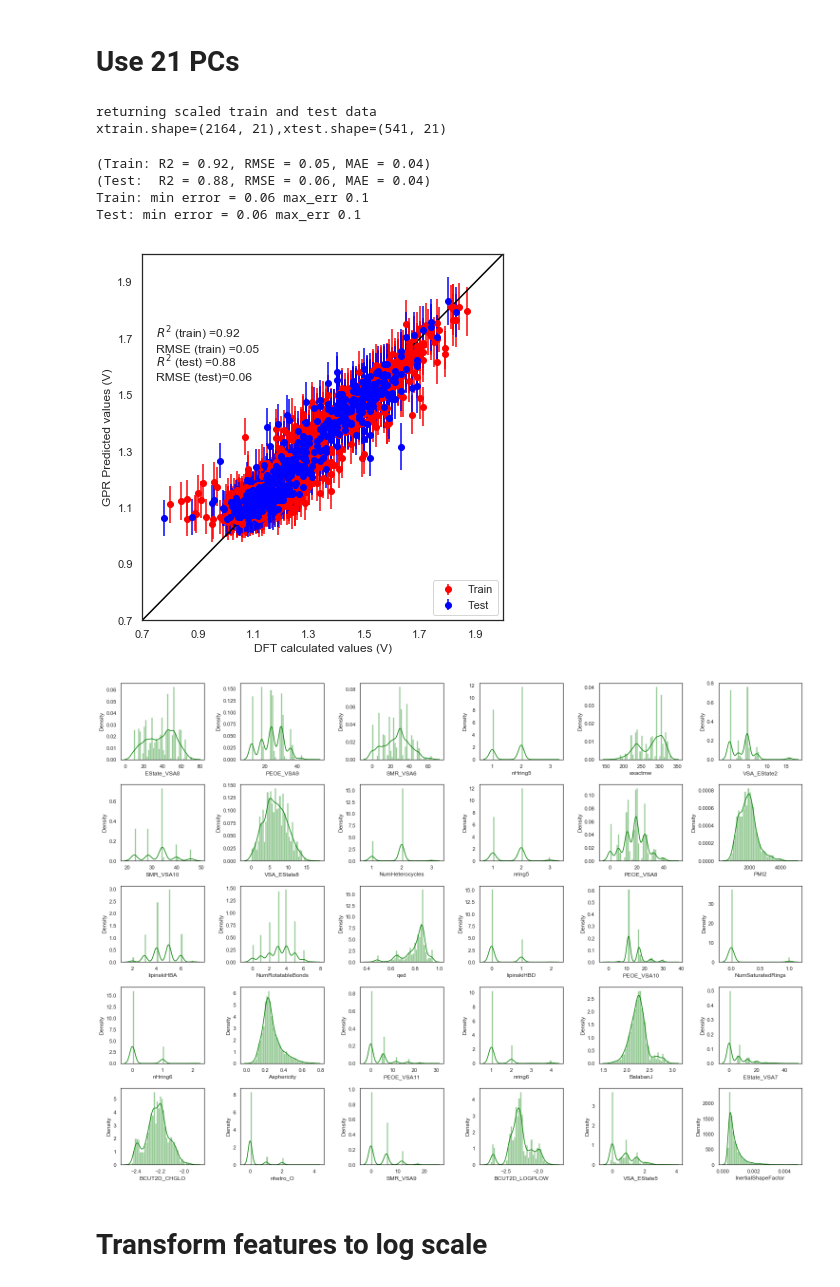
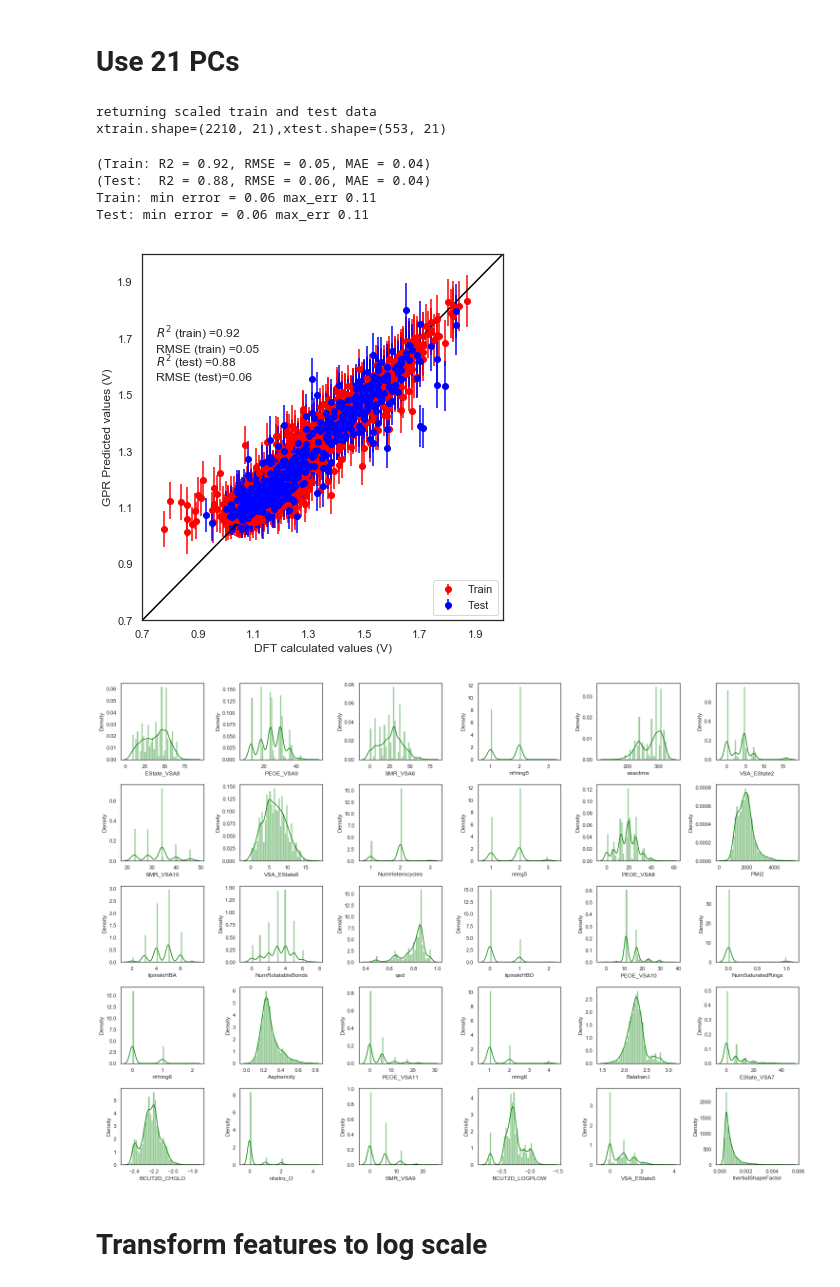
Before and after one commit to akashjn/Machine_Learning_Chemistry, a Jupyter notebook: Reduction Potential/Exploring_Effect_of_Feature_Number_with_outliers_1500mols.ipynb, the cells around one changed output. Cells and saved outputs as stored; diff of their text form; code cells hidden in the pictures.

```diff
--- a/Reduction Potential/Exploring_Effect_of_Feature_Number_with_outliers_1500mols.ipynb
+++ b/Reduction Potential/Exploring_Effect_of_Feature_Number_with_outliers_1500mols.ipynb
@@ -531,7 +531,3 @@ Y=ERed_data["Ered(V)"]
 print(f"X.shape={X.shape},Y.shape={Y.shape}")
 # %% [output]
 X.shape=(2763, 30),Y.shape=(2763,)
-# %%
-from sklearn.preprocessing import Normalizer, normalize, RobustScaler
-scaler = RobustScaler()
-Xnorm = scaler.fit(X).transform(X)
@@ -834,8 +802,8 @@ def plot_Ered_gpr(y_true_train,y_pred_train,y_true_test,y_pred_test,y_pred_err_t
     if data:
         return r2_test,rmse_test,mae_test,r2_train,rmse_train,mae_train
 # %%
-X = lof_no_outliers
-y = Ered_data_lof['Ered(V)']
+X=Xdata_btz_uncorr_clean
+y=ERed_data["Ered(V)"]
 y_test,ypred_test,yerr_test,y_train, ypred_train, yerr_train=gpr_one_pytorch(X=X,y=y,train_pc=0.8)
 plot_Ered_gpr(y_true_train=y_train,y_pred_train=ypred_train,y_true_test=y_test,y_pred_test=ypred_test,y_pred_err_train=yerr_train,y_pred_err_test=yerr_test,err_bar=True,showfig=True,savefig=False,data=False)
 # %% [output]
@@ -852,8 +820,10 @@ from sklearn.decomposition import PCA # Principle component analysis
 import matplotlib.pyplot as plt
 from matplotlib.ticker import (MultipleLocator, FormatStrFormatter, AutoMinorLocator)
 
-lof_no_outliers_st= do_scaling(scaler=StandardScaler(),xtrain=lof_no_outliers, xtest=None)
-pca = PCA().fit(lof_no_outliers_st)
+X=Xdata_btz_uncorr_clean
+
+X_st= do_scaling(scaler=StandardScaler(),xtrain=X, xtest=None)
+pca = PCA().fit(X_st)
 
 #Plotting
 fig, ax1 = plt.subplots()
@@ -1178,18 +1126,18 @@ plt.show()
 # %% [markdown]
 # Use 21 PCs
 # %%
-X = lof_no_outliers
-y = Ered_data_lof['Ered(V)']
+X=Xdata_btz_uncorr_clean
+y=ERed_data["Ered(V)"]
 y_test,ypred_test,yerr_test,y_train, ypred_train, yerr_train=gpr_one_pca_pytorch(X=X,y=y,train_by_test=0.8,nPC=21)
 plot_Ered_gpr(y_true_train=y_train,y_pred_train=ypred_train,y_true_test=y_test,y_pred_test=ypred_test,y_pred_err_train=yerr_train,y_pred_err_test=yerr_test,err_bar=True,showfig=True,savefig=False,data=False)
 # %% [output]
 returning scaled train and test data
-xtrain.shape=(2164, 21),xtest.shape=(541, 21)
+xtrain.shape=(2210, 21),xtest.shape=(553, 21)
 (Train: R2 = 0.92, RMSE = 0.05, MAE = 0.04)
 (Test:  R2 = 0.88, RMSE = 0.06, MAE = 0.04)
-Train: min error = 0.06 max_err 0.1
-Test: min error = 0.06 max_err 0.1
+Train: min error = 0.06 max_err 0.11
+Test: min error = 0.06 max_err 0.11
-[figure, old version]
+[figure, new version]
 # %%
 # Suppress FutureWarning
 import warnings
@@ -1220,7 +1168,7 @@ plt.tight_layout()
 # plt.savefig("./Figures/Ered_desc2.png",dpi=300)
 plt.show()
 # %% [output]
-[figure, old version]
+[figure, new version]
 # %% [markdown]
 # Transform features to log scale
 # %%
```
Also changed, not shown: parts of 37 cells of this notebook.
